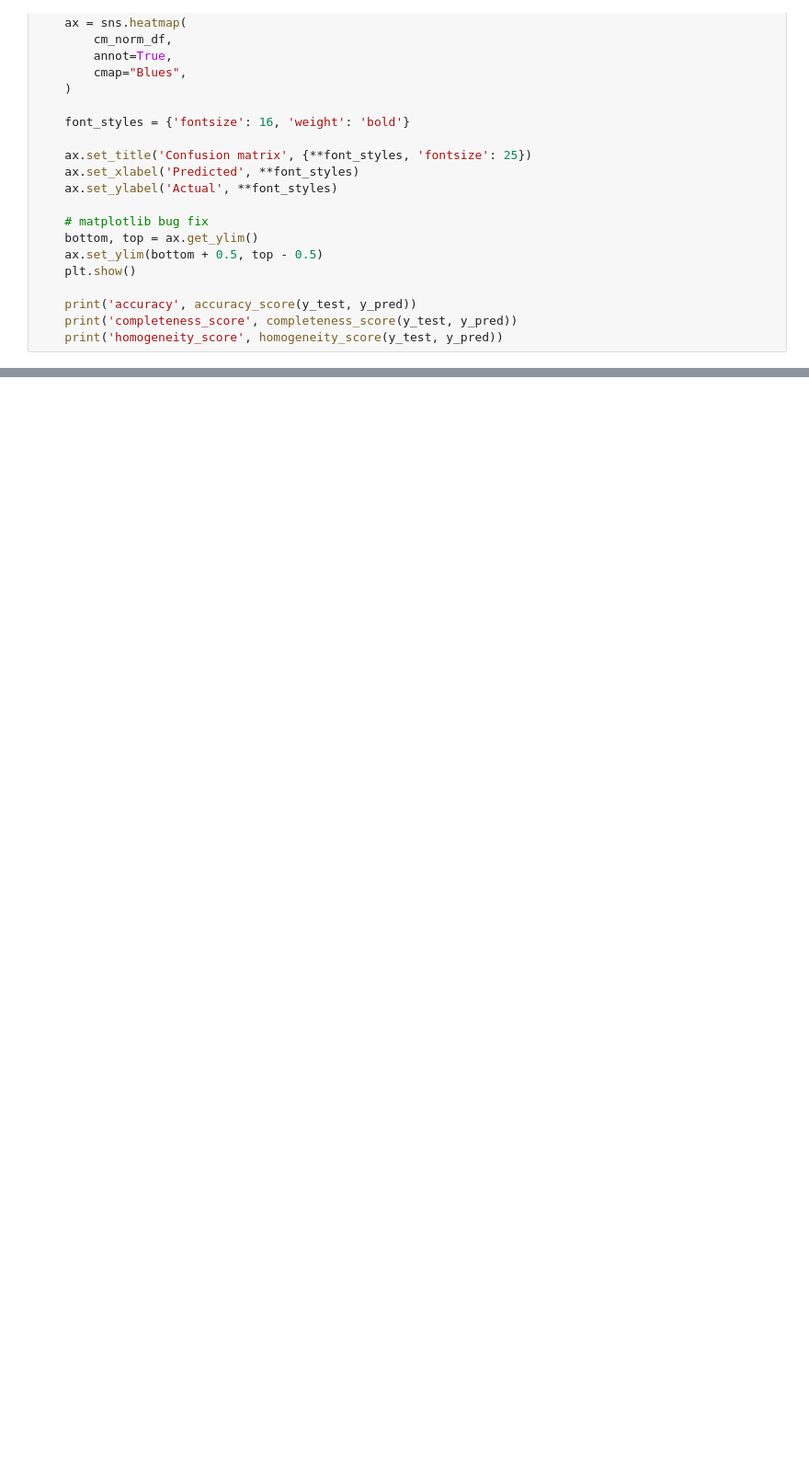
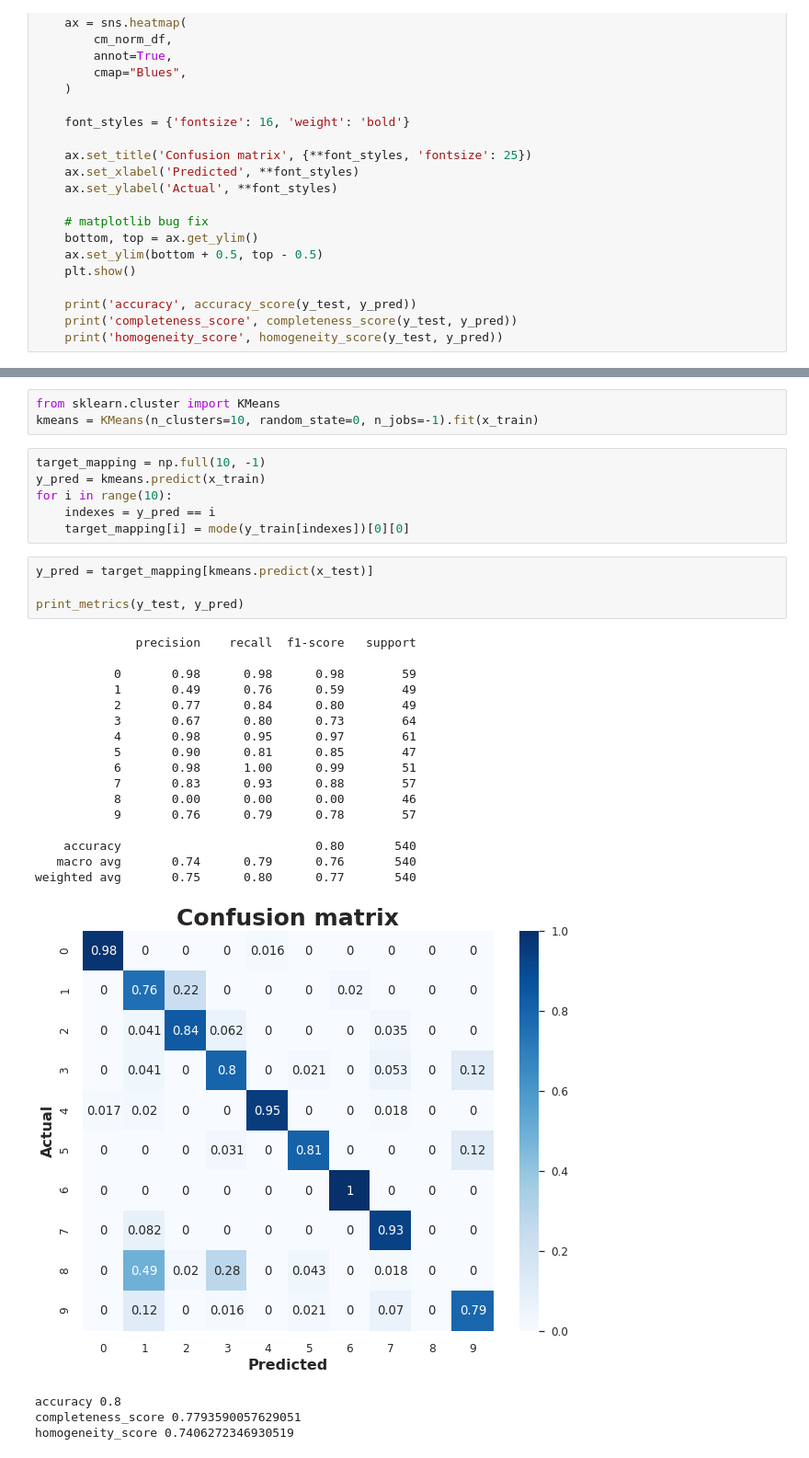
Before and after one commit to Digletto/EDAN95, a Jupyter notebook: lab6/Untitled.ipynb, the cells around one changed output, grey strips where cells are left out. Shown at 92% size. Drawn from its saved outputs; the diff is of its cells as text; blank space fills up the shorter version.

Commit message:
Finish lab6
- Improve metrics
- Add kmeans

```diff
--- a/lab6/Untitled.ipynb
+++ b/lab6/Untitled.ipynb
@@ -328,0 +354,34 @@ homogeneity_score 0.7575384720025669
+# %%
+from sklearn.cluster import KMeans
+kmeans = KMeans(n_clusters=10, random_state=0, n_jobs=-1).fit(x_train)
+# %%
+target_mapping = np.full(10, -1)
+y_pred = kmeans.predict(x_train)
+for i in range(10):
+    indexes = y_pred == i
+    target_mapping[i] = mode(y_train[indexes])[0][0]
+# %%
+y_pred = target_mapping[kmeans.predict(x_test)]
+
+print_metrics(y_test, y_pred)
+# %% [output]
+              precision    recall  f1-score   support
+
+           0       0.98      0.98      0.98        59
+           1       0.49      0.76      0.59        49
+           2       0.77      0.84      0.80        49
+           3       0.67      0.80      0.73        64
+           4       0.98      0.95      0.97        61
+           5       0.90      0.81      0.85        47
+           6       0.98      1.00      0.99        51
+           7       0.83      0.93      0.88        57
+           8       0.00      0.00      0.00        46
+           9       0.76      0.79      0.78        57
+
+    accuracy                           0.80       540
+   macro avg       0.74      0.79      0.76       540
+weighted avg       0.75      0.80      0.77       540
+[figure, added]
+accuracy 0.8
+completeness_score 0.7793590057629051
+homogeneity_score 0.7406272346930519
```
Also changed, not shown: parts of 16 cells of this notebook.
